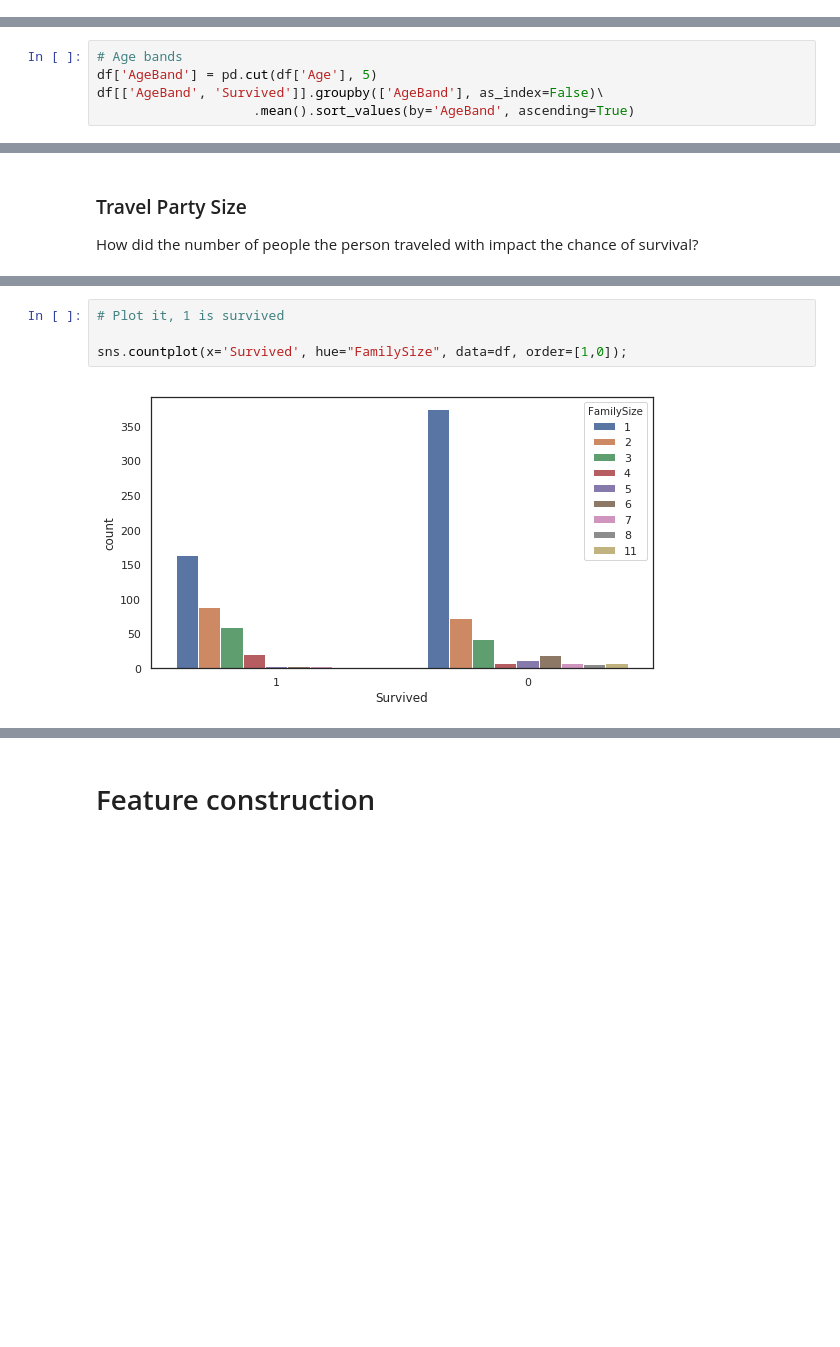
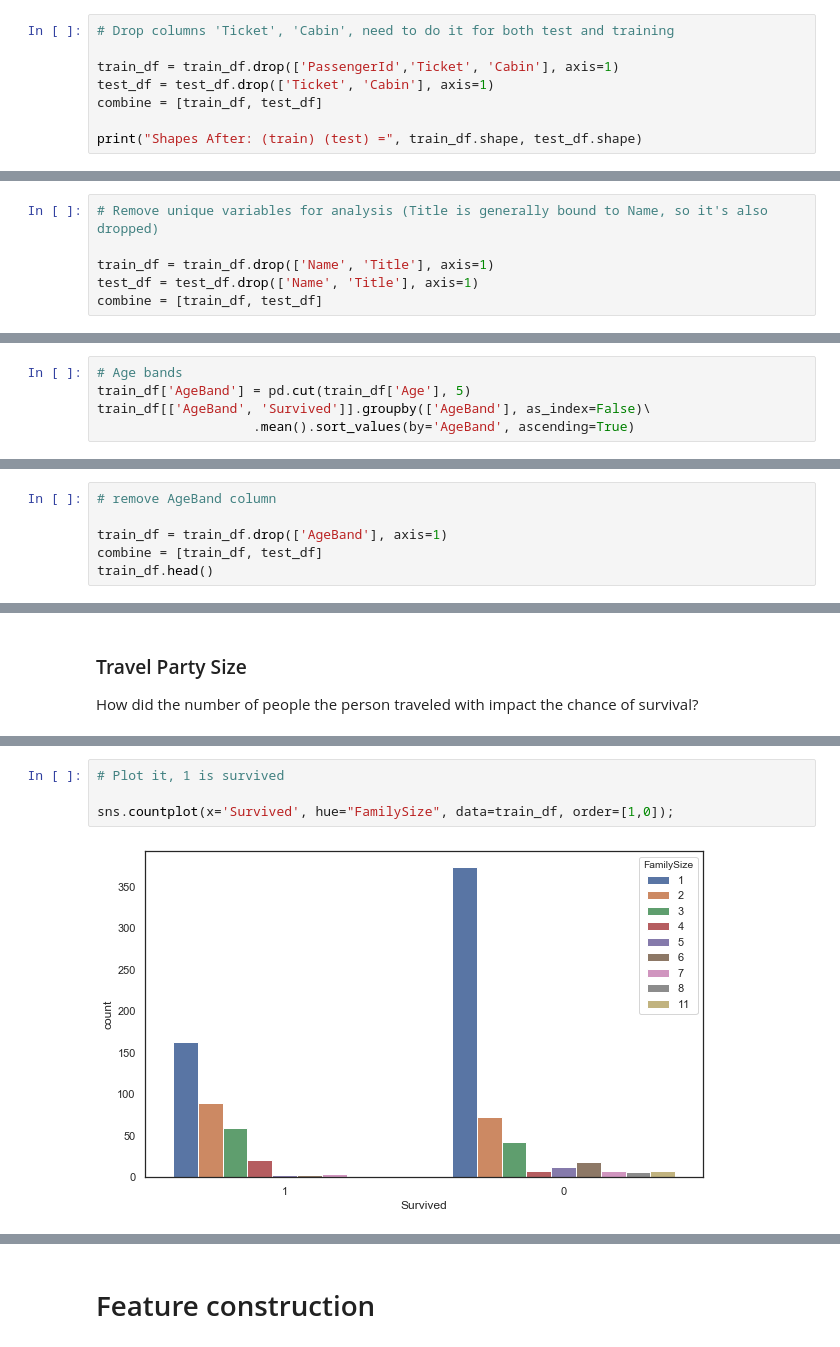
Before and after one commit to afo/data-x_prague, a Jupyter notebook: 04-tools-prediction-titanic/titanic.ipynb, the cells around one changed output, grey strips where cells are left out. Cells and saved outputs as stored; diff of their text form; blank space fills up the shorter version.

```diff
--- a/04-tools-prediction-titanic/titanic.ipynb
+++ b/04-tools-prediction-titanic/titanic.ipynb
@@ -405,0 +313,8 @@ df.head()
+# %%
+# Drop columns 'Ticket', 'Cabin', need to do it for both test and training
+
+train_df = train_df.drop(['PassengerId','Ticket', 'Cabin'], axis=1)
+test_df = test_df.drop(['Ticket', 'Cabin'], axis=1)
+combine = [train_df, test_df]
+
+print("Shapes After: (train) (test) =", train_df.shape, test_df.shape)
@@ -405,0 +470,6 @@ df.head()
+# %%
+# Remove unique variables for analysis (Title is generally bound to Name, so it's also dropped)
+
+train_df = train_df.drop(['Name', 'Title'], axis=1)
+test_df = test_df.drop(['Name', 'Title'], axis=1)
+combine = [train_df, test_df]
@@ -463,7 +589,7 @@ Done!
 # %%
 # Age bands
-df['AgeBand'] = pd.cut(df['Age'], 5)
-df[['AgeBand', 'Survived']].groupby(['AgeBand'], as_index=False)\
+train_df['AgeBand'] = pd.cut(train_df['Age'], 5)
+train_df[['AgeBand', 'Survived']].groupby(['AgeBand'], as_index=False)\
                     .mean().sort_values(by='AgeBand', ascending=True)
 # %% [output]
 |  | AgeBand | Survived |
@@ -508,0 +634,6 @@ df.head()
+# %%
+# remove AgeBand column
+
+train_df = train_df.drop(['AgeBand'], axis=1)
+combine = [train_df, test_df]
+train_df.head()
@@ -534,9 +675,9 @@ df[['FamilySize', 'Survived']].groupby(['FamilySize'], as_index=True) \
 # %%
 # Plot it, 1 is survived
 
-sns.countplot(x='Survived', hue="FamilySize", data=df, order=[1,0]);
+sns.countplot(x='Survived', hue="FamilySize", data=train_df, order=[1,0]);
 # %% [output]
-[figure, old version]
+[figure, new version]
 # %%
 # Create binary variable if the person was alone or not
 
```
Also changed, not shown: parts of 132 cells of this notebook, 1 other file.
